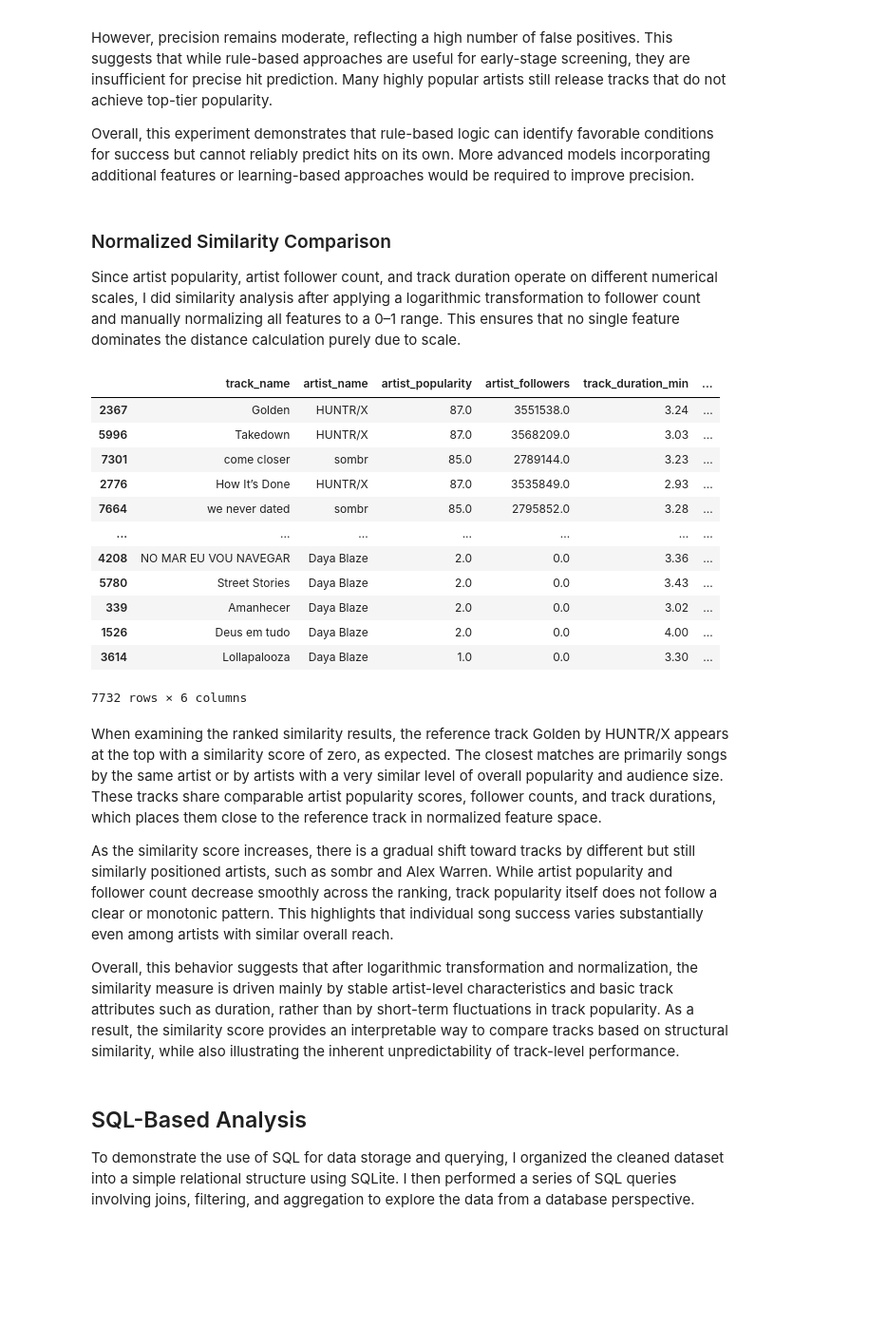
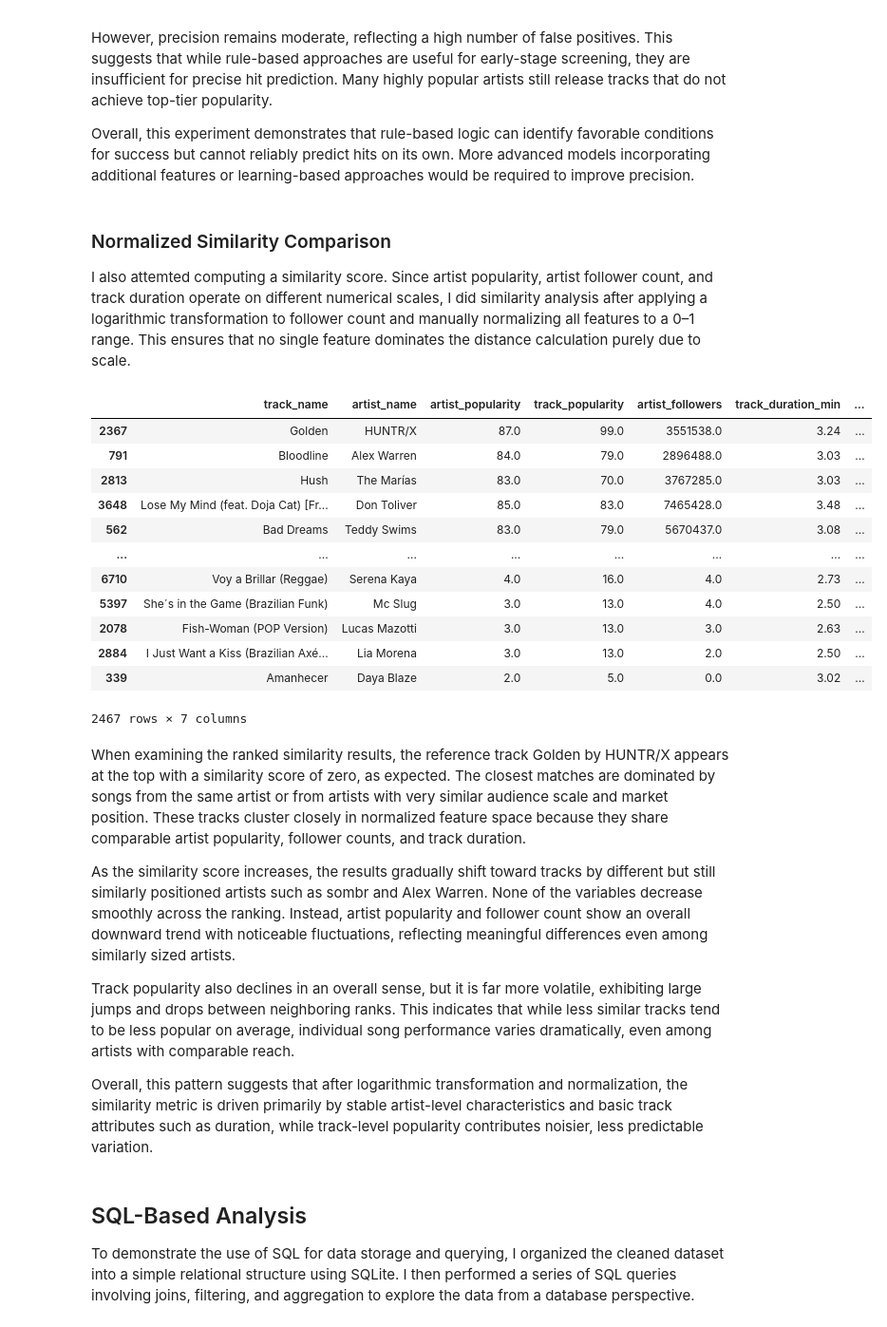
Before and after one commit to AkhilAjith2/spotify-dashboard, a Jupyter notebook: Final Project Notebook.ipynb, the cells around one changed output. Shown at 95% size. Cells and saved outputs as stored; diff of their text form; code cells hidden in the pictures; blank space fills up the shorter version.

```diff
--- a/Final Project Notebook.ipynb
+++ b/Final Project Notebook.ipynb
@@ -690,7 +690,7 @@ Overall, this experiment demonstrates that rule-based logic can identify favorab
 # %% [markdown]
 ### Normalized Similarity Comparison
 
-Since artist popularity, artist follower count, and track duration operate on different numerical scales, I did similarity analysis after applying a logarithmic transformation to follower count and manually normalizing all features to a 0–1 range. This ensures that no single feature dominates the distance calculation purely due to scale.
+I also attemted computing a similarity score. Since artist popularity, artist follower count, and track duration operate on different numerical scales, I did similarity analysis after applying a logarithmic transformation to follower count and manually normalizing all features to a 0–1 range. This ensures that no single feature dominates the distance calculation purely due to scale.
 # %%
 df_sim = df_final.copy()
 
@@ -734,34 +734,37 @@ df_final["similarity_to_popular_song"] = df_norm.apply(
 # %%
 df_final[
     [
         "track_name",
         "artist_name",
         "artist_popularity",
+        "track_popularity",
         "artist_followers",
         "track_duration_min",
         "similarity_to_popular_song"
     ]
-].sort_values("similarity_to_popular_song")
+].drop_duplicates(subset=["artist_name"]).sort_values("similarity_to_popular_song")
 # %% [output]
-|  | track_name | artist_name | artist_popularity | artist_followers | track_duration_min | ... |
-| 2367 | Golden | HUNTR/X | 87.0 | 3551538.0 | 3.24 | ... |
-| 5996 | Takedown | HUNTR/X | 87.0 | 3568209.0 | 3.03 | ... |
-| 7301 | come closer | sombr | 85.0 | 2789144.0 | 3.23 | ... |
-| 2776 | How It’s Done | HUNTR/X | 87.0 | 3535849.0 | 2.93 | ... |
-| 7664 | we never dated | sombr | 85.0 | 2795852.0 | 3.28 | ... |
-| ... | ... | ... | ... | ... | ... | ... |
-| 4208 | NO MAR EU VOU NAVEGAR | Daya Blaze | 2.0 | 0.0 | 3.36 | ... |
-| 5780 | Street Stories | Daya Blaze | 2.0 | 0.0 | 3.43 | ... |
-| 339 | Amanhecer | Daya Blaze | 2.0 | 0.0 | 3.02 | ... |
-| 1526 | Deus em tudo | Daya Blaze | 2.0 | 0.0 | 4.00 | ... |
-| 3614 | Lollapalooza | Daya Blaze | 1.0 | 0.0 | 3.30 | ... |
+|  | track_name | artist_name | artist_popularity | track_popularity | artist_followers | track_duration_min | ... |
+| 2367 | Golden | HUNTR/X | 87.0 | 99.0 | 3551538.0 | 3.24 | ... |
+| 791 | Bloodline | Alex Warren | 84.0 | 79.0 | 2896488.0 | 3.03 | ... |
+| 2813 | Hush | The Marías | 83.0 | 70.0 | 3767285.0 | 3.03 | ... |
+| 3648 | Lose My Mind (feat. Doja Cat) [Fr... | Don Toliver | 85.0 | 83.0 | 7465428.0 | 3.48 | ... |
+| 562 | Bad Dreams | Teddy Swims | 83.0 | 79.0 | 5670437.0 | 3.08 | ... |
+| ... | ... | ... | ... | ... | ... | ... | ... |
+| 6710 | Voy a Brillar (Reggae) | Serena Kaya | 4.0 | 16.0 | 4.0 | 2.73 | ... |
+| 5397 | She´s in the Game (Brazilian Funk) | Mc Slug | 3.0 | 13.0 | 4.0 | 2.50 | ... |
+| 2078 | Fish-Woman (POP Version) | Lucas Mazotti | 3.0 | 13.0 | 3.0 | 2.63 | ... |
+| 2884 | I Just Want a Kiss (Brazilian Axé... | Lia Morena | 3.0 | 13.0 | 2.0 | 2.50 | ... |
+| 339 | Amanhecer | Daya Blaze | 2.0 | 5.0 | 0.0 | 3.02 | ... |
-7732 rows × 6 columns
+2467 rows × 7 columns
 # %% [markdown]
-When examining the ranked similarity results, the reference track Golden by HUNTR/X appears at the top with a similarity score of zero, as expected. The closest matches are primarily songs by the same artist or by artists with a very similar level of overall popularity and audience size. These tracks share comparable artist popularity scores, follower counts, and track durations, which places them close to the reference track in normalized feature space.
+When examining the ranked similarity results, the reference track Golden by HUNTR/X appears at the top with a similarity score of zero, as expected. The closest matches are dominated by songs from the same artist or from artists with very similar audience scale and market position. These tracks cluster closely in normalized feature space because they share comparable artist popularity, follower counts, and track duration.
 
-As the similarity score increases, there is a gradual shift toward tracks by different but still similarly positioned artists, such as sombr and Alex Warren. While artist popularity and follower count decrease smoothly across the ranking, track popularity itself does not follow a clear or monotonic pattern. This highlights that individual song success varies substantially even among artists with similar overall reach.
+As the similarity score increases, the results gradually shift toward tracks by different but still similarly positioned artists such as sombr and Alex Warren. None of the variables decrease smoothly across the ranking. Instead, artist popularity and follower count show an overall downward trend with noticeable fluctuations, reflecting meaningful differences even among similarly sized artists.
 
-Overall, this behavior suggests that after logarithmic transformation and normalization, the similarity measure is driven mainly by stable artist-level characteristics and basic track attributes such as duration, rather than by short-term fluctuations in track popularity. As a result, the similarity score provides an interpretable way to compare tracks based on structural similarity, while also illustrating the inherent unpredictability of track-level performance.
+Track popularity also declines in an overall sense, but it is far more volatile, exhibiting large jumps and drops between neighboring ranks. This indicates that while less similar tracks tend to be less popular on average, individual song performance varies dramatically, even among artists with comparable reach.
+
+Overall, this pattern suggests that after logarithmic transformation and normalization, the similarity metric is driven primarily by stable artist-level characteristics and basic track attributes such as duration, while track-level popularity contributes noisier, less predictable variation.
 # %% [markdown]
 ## SQL-Based Analysis
 
```
Also changed, not shown: parts of 7 cells of this notebook, 6 other files.
